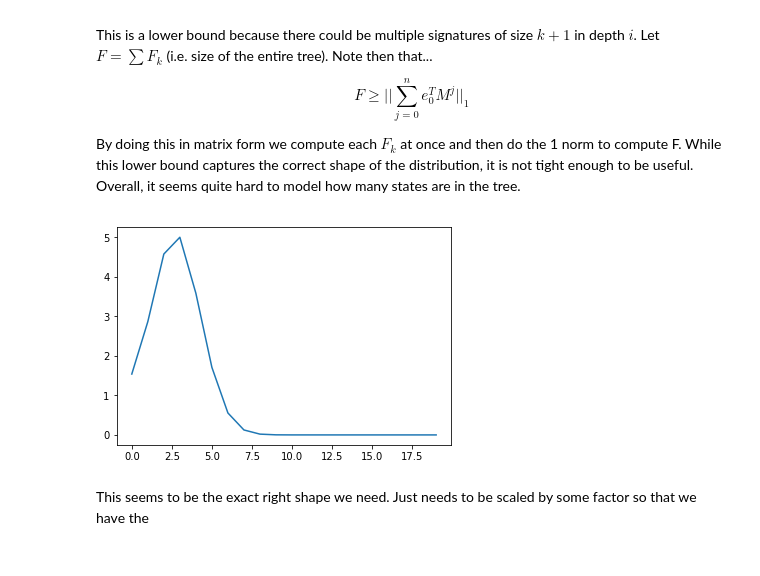
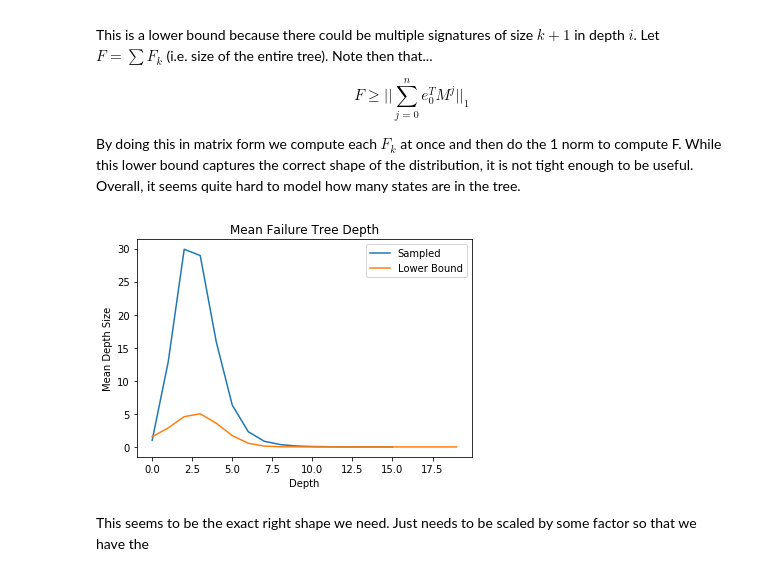
Before and after one commit to IanChar/AutomataGrowth, a Jupyter notebook: notebooks/October30_2017_MultitypeBranching.ipynb, the cells around one changed output. Drawn from its saved outputs; the diff is of its cells as text; code cells hidden in the pictures.

```diff
--- a/notebooks/October30_2017_MultitypeBranching.ipynb
+++ b/notebooks/October30_2017_MultitypeBranching.ipynb
@@ -195,15 +196,36 @@ By doing this in matrix form we compute each $F_k$ at once and then do the 1 nor
 # %%
 # Find the expected failure tree depth sizes with the Markov Model.
 
 PROBS = [0.5 for _ in range(4)]
 DEPTH = 20
+SIMULATIONS = 1000
+
+# Simulate trees to find the size of the tree depth.
+alph = string_util.get_default_alphabet(len(PROBS))
+depth_avgs = []
+for _ in xrange(SIMULATIONS):
+    g = string_util.create_random_string(PROBS, DEPTH)
+    dfa = merge_alg.aho_merge(g, alph)
+    ft = FailureTree(dfa.root)
+    while len(ft.depth_sizes) >= len(depth_avgs):
+        depth_avgs.append(0)
+    for ind, s in enumerate(ft.depth_sizes):
+        depth_avgs[ind] += s
+for i in range(len(depth_avgs)):
+    depth_avgs[i] /= SIMULATIONS
+
 
 c_2 = common_probs.get_arbitrary_c2(PROBS)
+sizes = markov_signature_size.lower_bound(c_2, DEPTH)
 
-sizes = markov_signature_size.expected_sizes(c_2, DEPTH)
-plt.plot(range(len(sizes[0])), sizes[0])
+plt.plot(range(len(depth_avgs)), depth_avgs, label='Sampled')
+plt.plot(range(len(sizes[0])), sizes[0], label='Lower Bound')
+plt.title('Mean Failure Tree Depth')
+plt.xlabel('Depth')
+plt.ylabel('Mean Depth Size')
+plt.legend(bbox_to_anchor=[1,1])
 plt.show()
 # %% [output]
-[figure, old version]
+[figure, new version]
 # %% [markdown]
 This seems to be the exact right shape we need. Just needs to be scaled by some factor so that we have the
```
Also changed, not shown: parts of 1 cell of this notebook, 8 other files.
